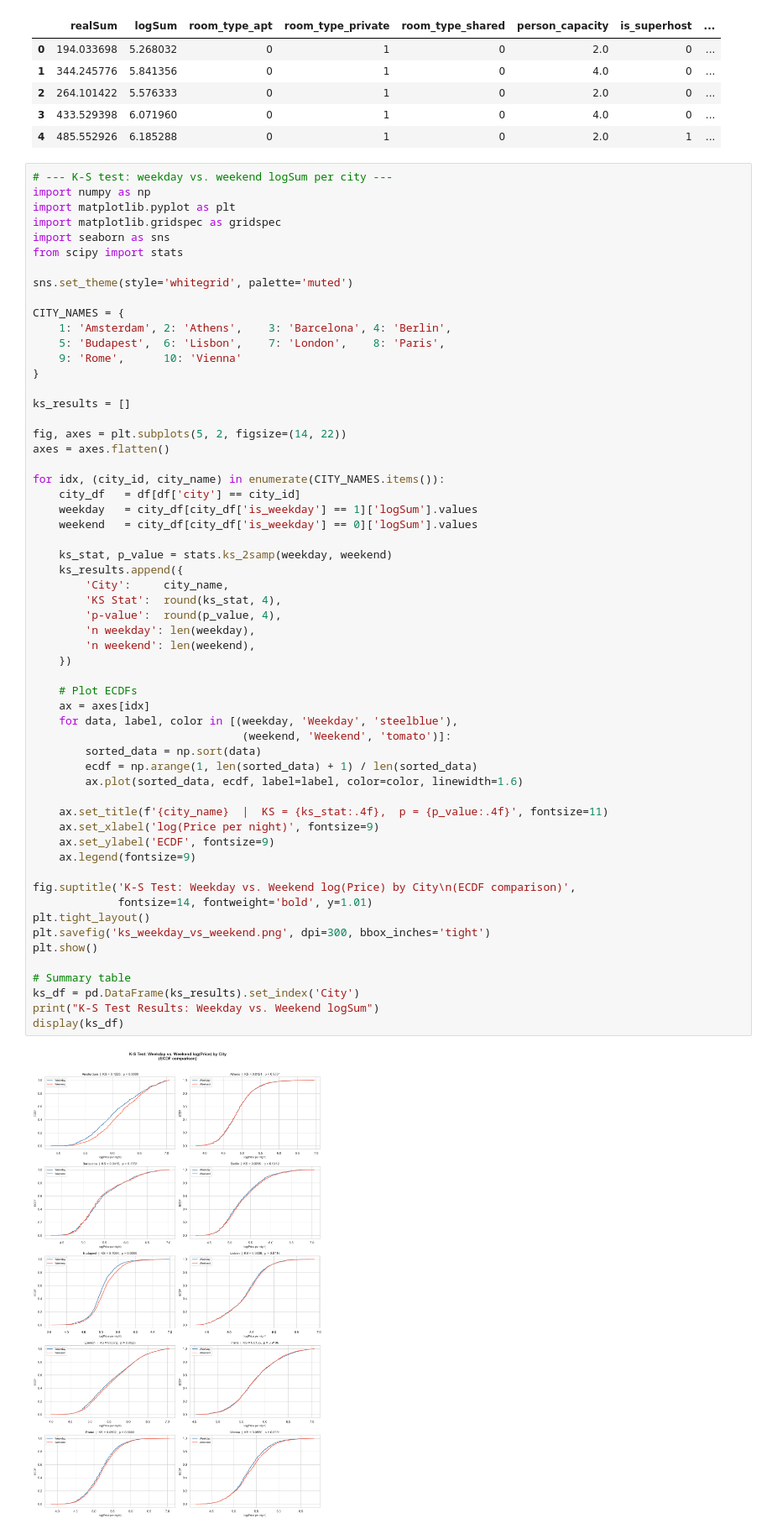
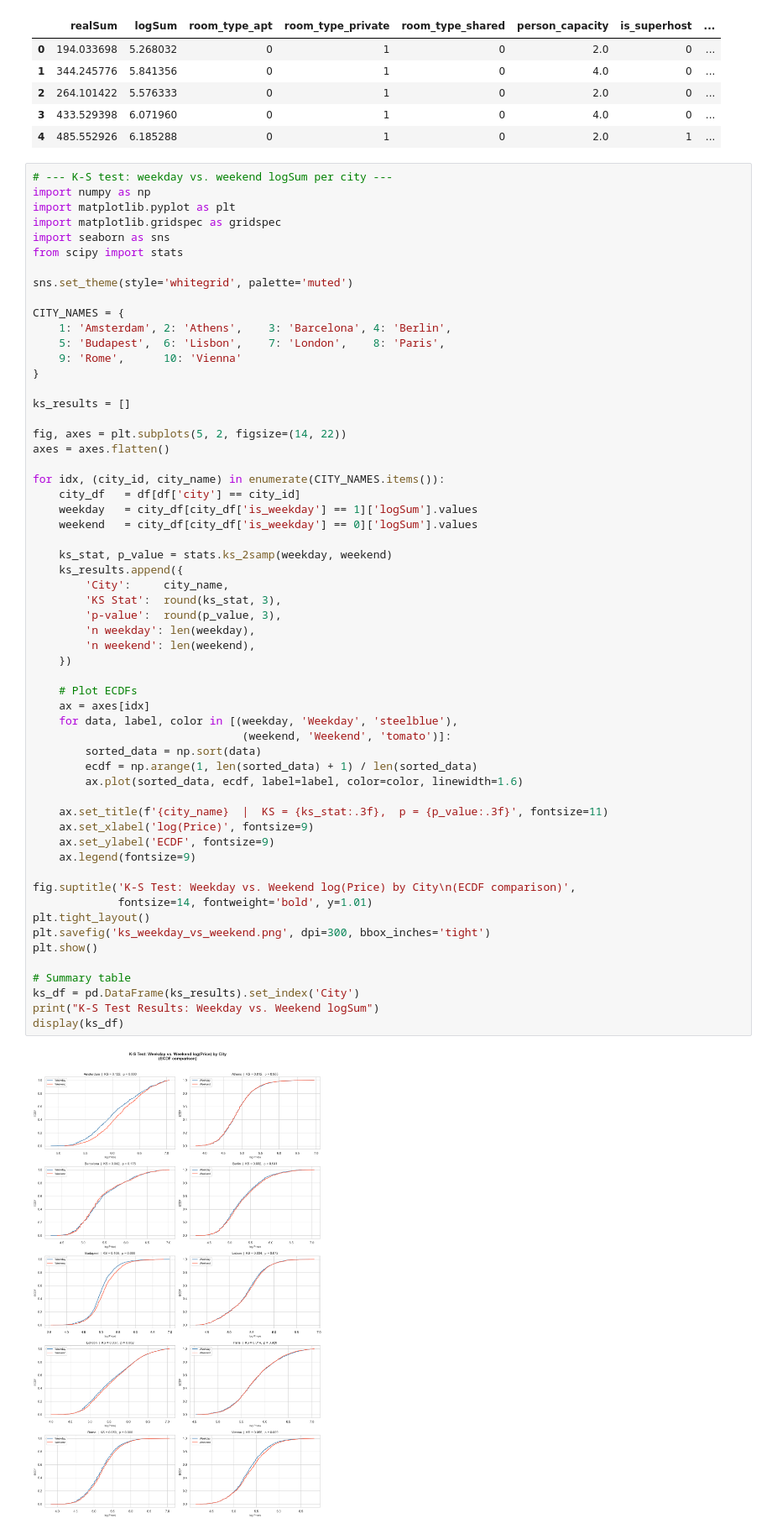
Before and after one commit to ShenghaoXue/MATH-189-Project-SP26, a Jupyter notebook: phase_2.ipynb, the cells around one changed output. Shown at 84% size. Saved outputs shown, nothing was run; the diff lists cells and outputs as text.

```diff
--- a/phase_2.ipynb
+++ b/phase_2.ipynb
@@ -39,38 +39,38 @@ for idx, (city_id, city_name) in enumerate(CITY_NAMES.items()):
 
     ks_stat, p_value = stats.ks_2samp(weekday, weekend)
     ks_results.append({
         'City':     city_name,
-        'KS Stat':  round(ks_stat, 4),
-        'p-value':  round(p_value, 4),
+        'KS Stat':  round(ks_stat, 3),
+        'p-value':  round(p_value, 3),
         'n weekday': len(weekday),
         'n weekend': len(weekend),
     })
 
     # Plot ECDFs
     ax = axes[idx]
     for data, label, color in [(weekday, 'Weekday', 'steelblue'),
                                 (weekend, 'Weekend', 'tomato')]:
         sorted_data = np.sort(data)
         ecdf = np.arange(1, len(sorted_data) + 1) / len(sorted_data)
         ax.plot(sorted_data, ecdf, label=label, color=color, linewidth=1.6)
 
-    ax.set_title(f'{city_name}  |  KS = {ks_stat:.4f},  p = {p_value:.4f}', fontsize=11)
-    ax.set_xlabel('log(Price per night)', fontsize=9)
+    ax.set_title(f'{city_name}  |  KS = {ks_stat:.3f},  p = {p_value:.3f}', fontsize=11)
+    ax.set_xlabel('log(Price)', fontsize=9)
     ax.set_ylabel('ECDF', fontsize=9)
     ax.legend(fontsize=9)
 
 fig.suptitle('K-S Test: Weekday vs. Weekend log(Price) by City\n(ECDF comparison)',
              fontsize=14, fontweight='bold', y=1.01)
 plt.tight_layout()
 plt.savefig('ks_weekday_vs_weekend.png', dpi=300, bbox_inches='tight')
 plt.show()
 
 # Summary table
 ks_df = pd.DataFrame(ks_results).set_index('City')
 print("K-S Test Results: Weekday vs. Weekend logSum")
 display(ks_df)
 # %% [output]
-[figure, old version]
+[figure, new version]
 K-S Test Results: Weekday vs. Weekend logSum
 |  | KS Stat | p-value | n weekday | n weekend |
 | City |  |  |  |  |
```
Also changed, not shown: parts of 5 cells of this notebook.
